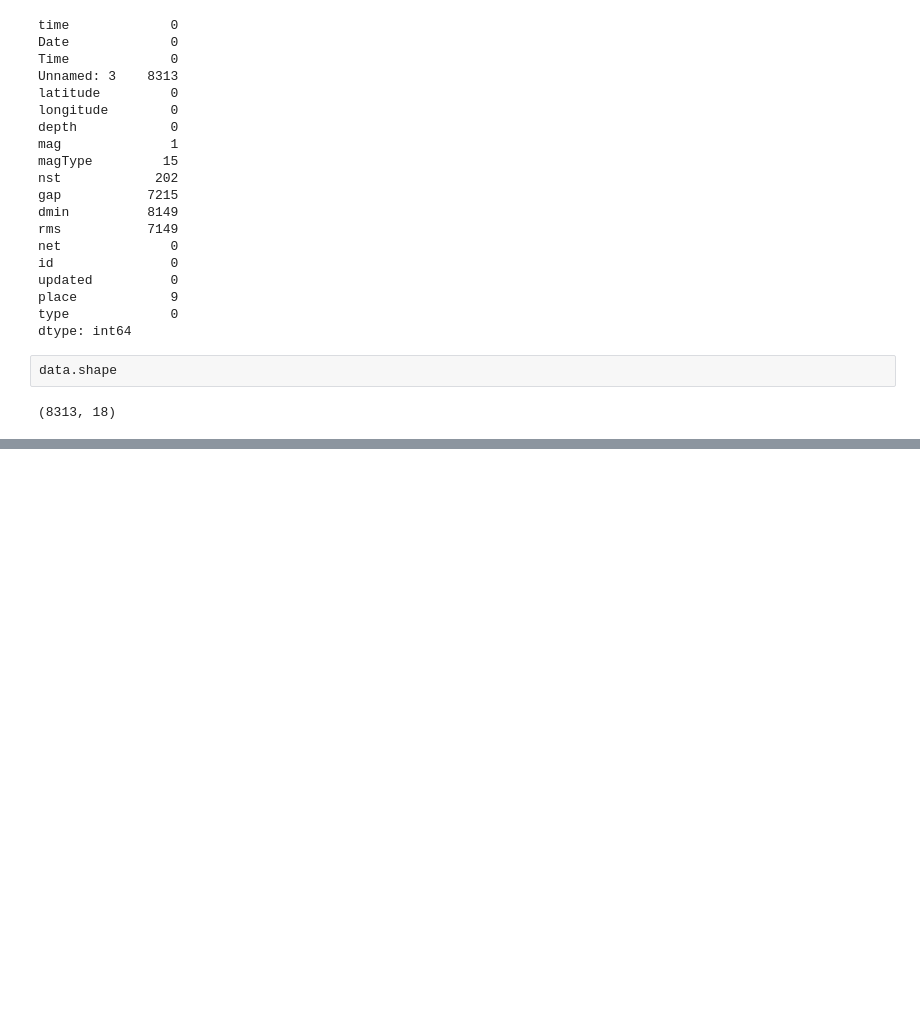
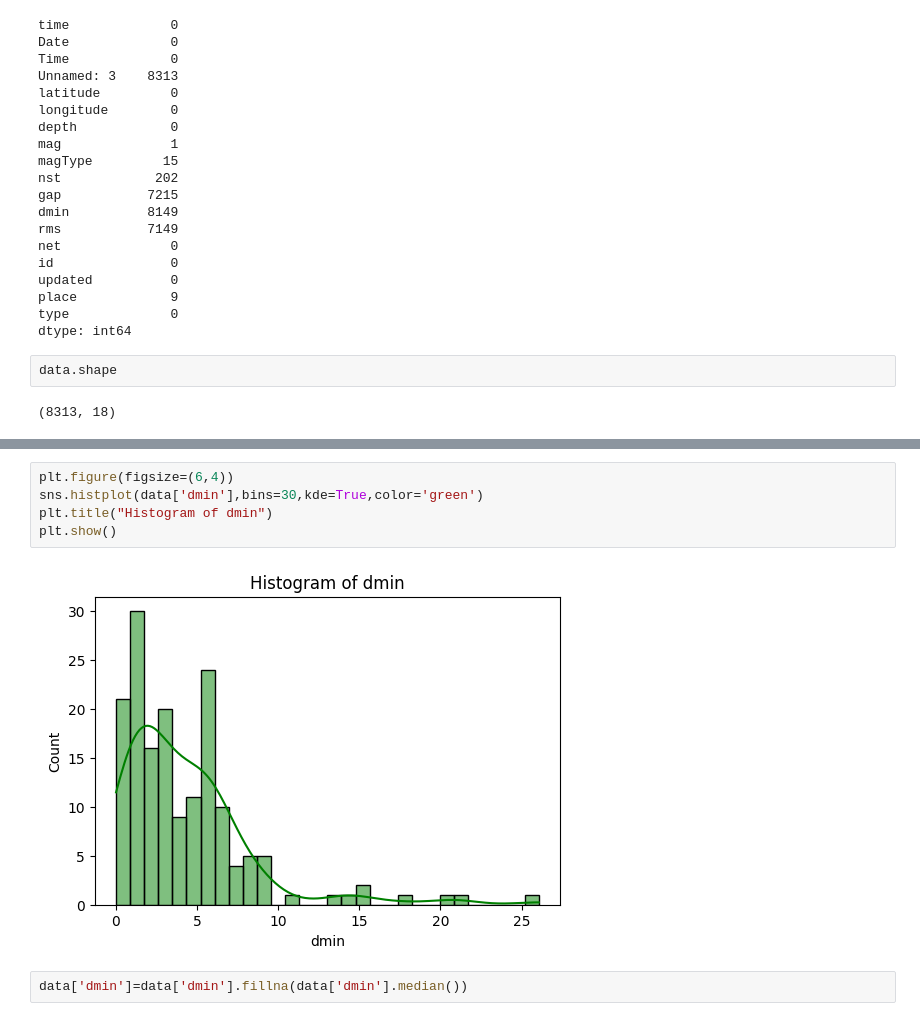
Before and after one commit to anitajn86/DATA-VIZ, a Jupyter notebook: Earthquake.ipynb, the cells around one changed output, grey strips where cells are left out. Cells and saved outputs as stored; diff of their text form; blank space fills up the shorter version.

```diff
--- a/Earthquake.ipynb
+++ b/Earthquake.ipynb
@@ -55,0 +70,9 @@ data.shape
+# %%
+plt.figure(figsize=(6,4))
+sns.histplot(data['dmin'],bins=30,kde=True,color='green')
+plt.title("Histogram of dmin")
+plt.show()
+# %% [output]
+[figure, added]
+# %%
+data['dmin']=data['dmin'].fillna(data['dmin'].median())
```
Also changed, not shown: parts of 4 cells of this notebook.
